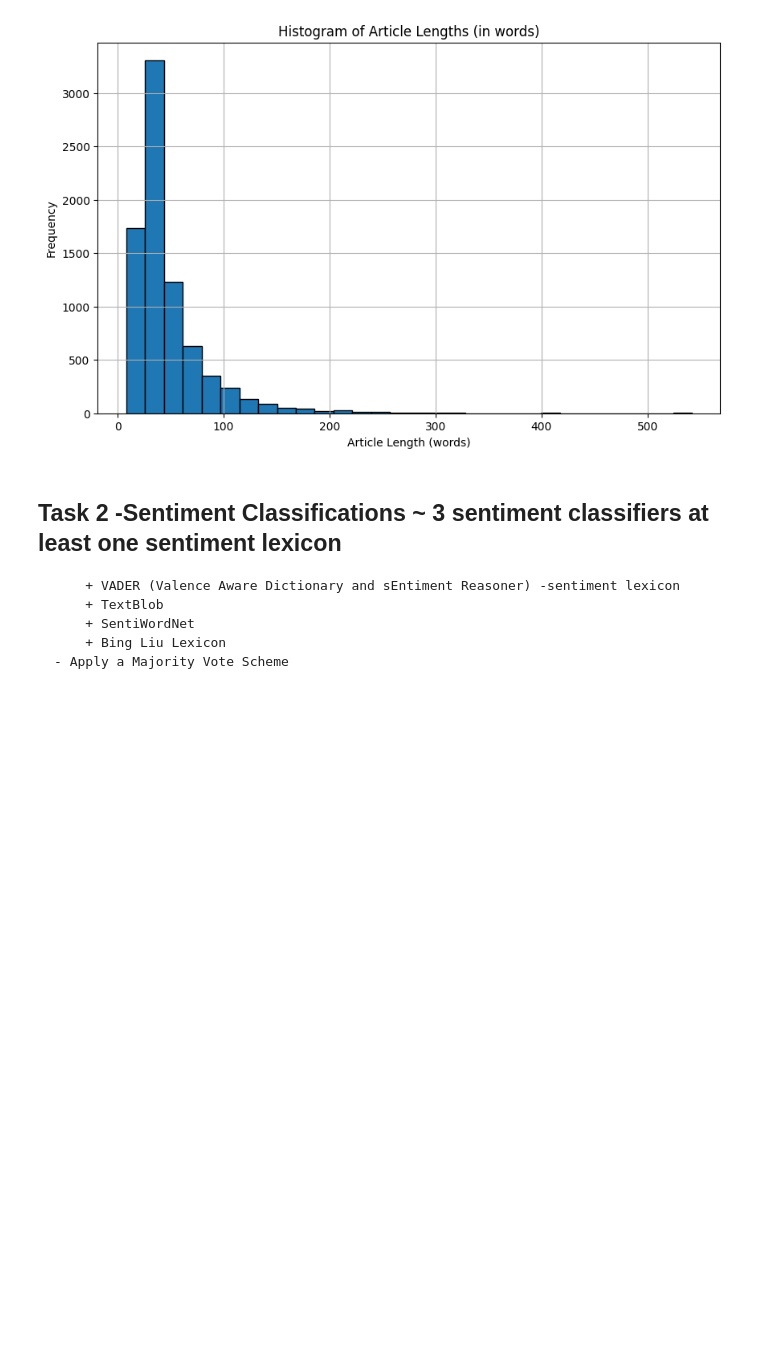
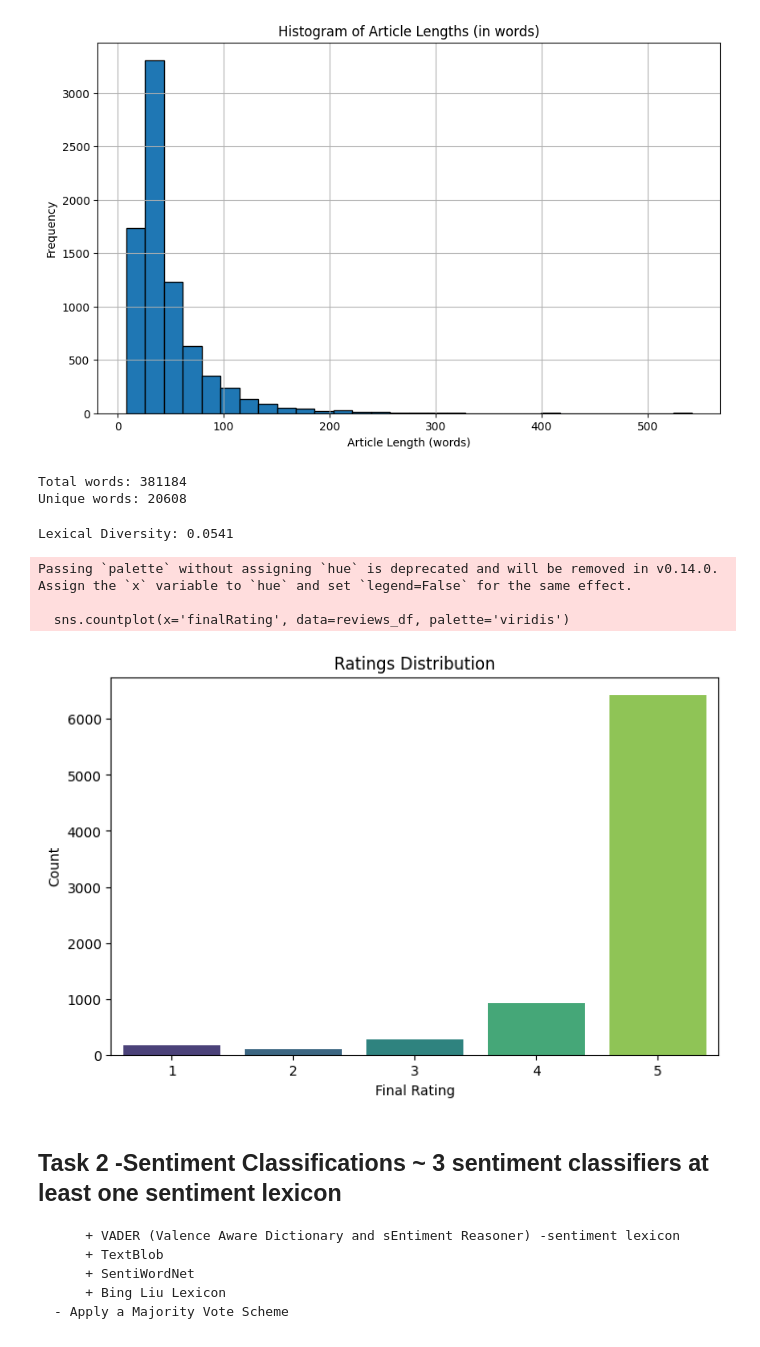
Before and after one commit to SuneraUdana/NLP_CW, a Jupyter notebook: tripadvisor_sentimentanalysis.ipynb, the cells around one changed output. Cells and saved outputs as stored; diff of their text form; code cells hidden in the pictures; blank space fills up the shorter version.

```diff
--- a/tripadvisor_sentimentanalysis.ipynb
+++ b/tripadvisor_sentimentanalysis.ipynb
@@ -248,6 +248,34 @@ Try using .loc[row_indexer,col_indexer] = value instead
 See the caveats in the documentation: https://pandas.pydata.org/pandas-docs/stable/user_guide/indexing.html#returning-a-view-versus-a-copy
   reviews_df['article_len'] = reviews_df['cleaned_text'].apply(lambda x: len(x.split()))
 [figure]
+# %%
+# Total and unique words in the dataset
+all_words = [word for review in reviews_df['cleaned_text'] for word in review.split()]
+unique_words = set(all_words)
+print(f"\nTotal words: {len(all_words)}")
+print(f"Unique words: {len(unique_words)}")
+# %% [output]
+Total words: 381184
+Unique words: 20608
+# %%
+# Calculate Lexical Diversity
+lexical_diversity = len(unique_words) / len(all_words)
+print(f"Lexical Diversity: {lexical_diversity:.4f}")
+# %% [output]
+Lexical Diversity: 0.0541
+# %%
+#Ratings Distribution
+plt.figure(figsize=(8, 5))
+sns.countplot(x='finalRating', data=reviews_df, palette='viridis')
+plt.title('Ratings Distribution')
+plt.xlabel('Final Rating')
+plt.ylabel('Count')
+plt.show()
+# %% [output]
+Passing `palette` without assigning `hue` is deprecated and will be removed in v0.14.0. Assign the `x` variable to `hue` and set `legend=False` for the same effect.
+
+  sns.countplot(x='finalRating', data=reviews_df, palette='viridis')
+[figure, added]
 # %% [markdown]
 ## Task 2	-Sentiment Classifications ~ 3 sentiment classifiers at least one sentiment lexicon
 		+ VADER (Valence Aware Dictionary and sEntiment Reasoner) -sentiment lexicon
```
Also changed, not shown: parts of 16 cells of this notebook.
